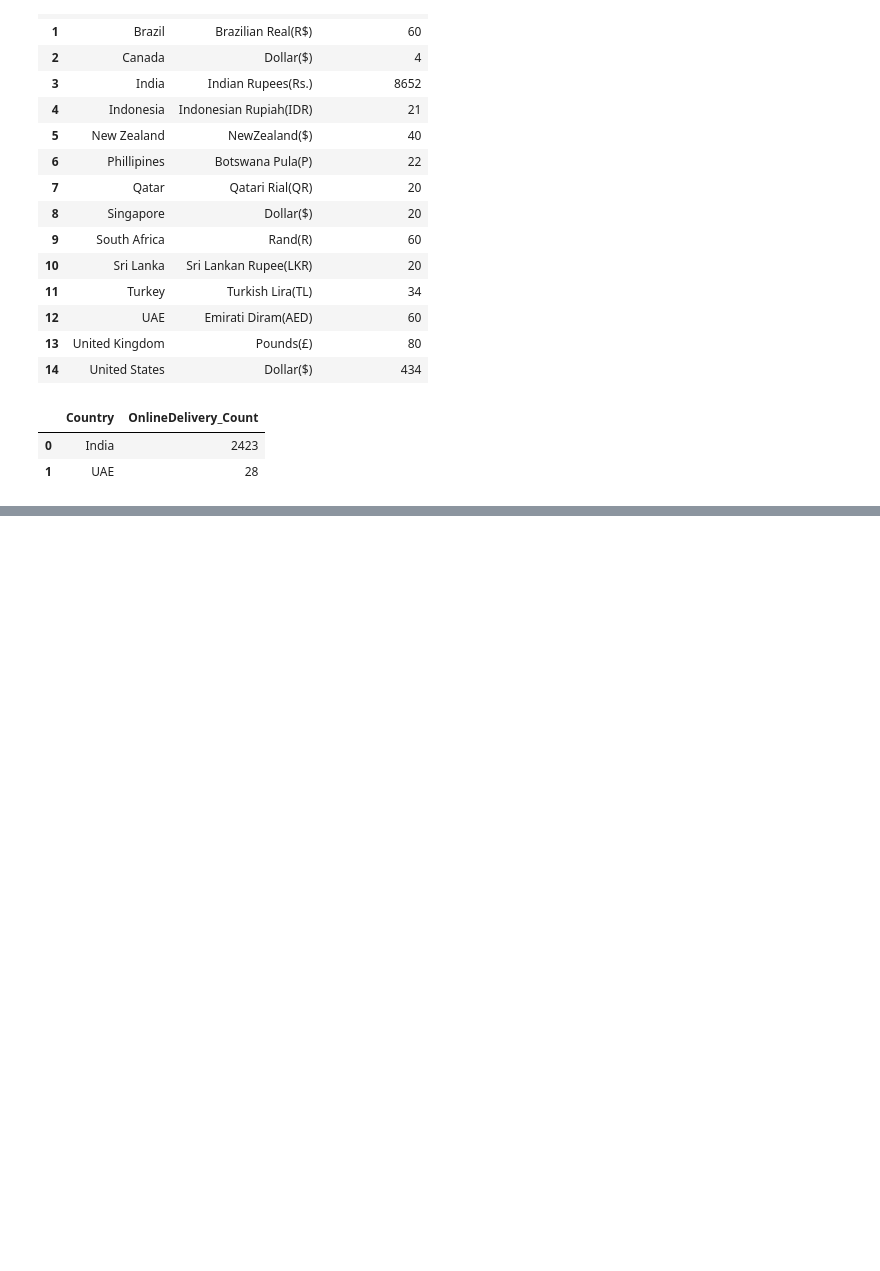
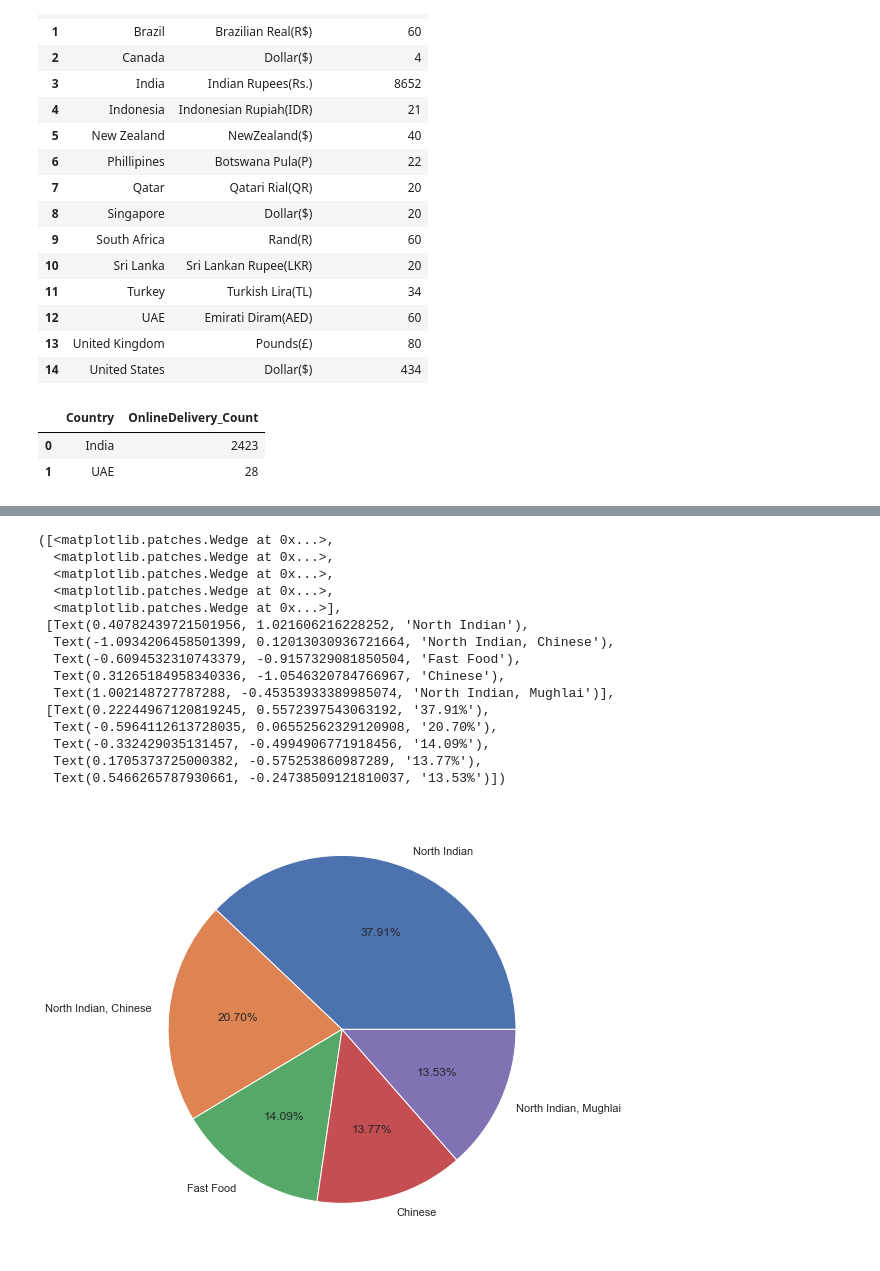
Before and after one commit to ravi0dubey/EDA, a Jupyter notebook: Zomato Dataset Exploratory Data Analysis.ipynb, the cells around one changed output, grey strips where cells are left out. Saved outputs shown, nothing was run; the diff lists cells and outputs as text; code cells hidden in the pictures; blank space fills up the shorter version.

```diff
--- a/Zomato Dataset Exploratory Data Analysis.ipynb
+++ b/Zomato Dataset Exploratory Data Analysis.ipynb
@@ -508,0 +572,5 @@ df_final[df_final['Has Online delivery']=='Yes'].groupby(['Country']).size().res
+# %%
+# Cuisines Sorted based on Maximum Transaction
+
+df_cuisines_max= df_final.groupby(['Country','Cuisines']).size().reset_index().rename(columns={0:'Cuisines_Count'}).sort_values(by = ['Cuisines_Count'], ascending=False)
+df_cuisines_max
@@ -508,0 +591,23 @@ df_final[df_final['Has Online delivery']=='Yes'].groupby(['Country']).size().res
+# %%
+#Plotting Top 5 Cuisines and the count in Pie Chart
+
+cuisines_names = df_cuisines_max['Cuisines'].head(5)
+cuisines_count = df_cuisines_max['Cuisines_Count'].head(5)
+plt.pie(cuisines_count, labels =  cuisines_names,autopct = '%.2f%%')
+# %% [output]
+([<matplotlib.patches.Wedge at 0x...>,
+  <matplotlib.patches.Wedge at 0x...>,
+  <matplotlib.patches.Wedge at 0x...>,
+  <matplotlib.patches.Wedge at 0x...>,
+  <matplotlib.patches.Wedge at 0x...>],
+ [Text(0.40782439721501956, 1.021606216228252, 'North Indian'),
+  Text(-1.0934206458501399, 0.12013030936721664, 'North Indian, Chinese'),
+  Text(-0.6094532310743379, -0.9157329081850504, 'Fast Food'),
+  Text(0.31265184958340336, -1.0546320784766967, 'Chinese'),
+  Text(1.002148727787288, -0.45353933389985074, 'North Indian, Mughlai')],
+ [Text(0.22244967120819245, 0.5572397543063192, '37.91%'),
+  Text(-0.5964112613728035, 0.06552562329120908, '20.70%'),
+  Text(-0.332429035131457, -0.4994906771918456, '14.09%'),
+  Text(0.1705373725000382, -0.575253860987289, '13.77%'),
+  Text(0.5466265787930661, -0.24738509121810037, '13.53%')])
+[figure, added]
```
Also changed, not shown: parts of 6 cells of this notebook.
